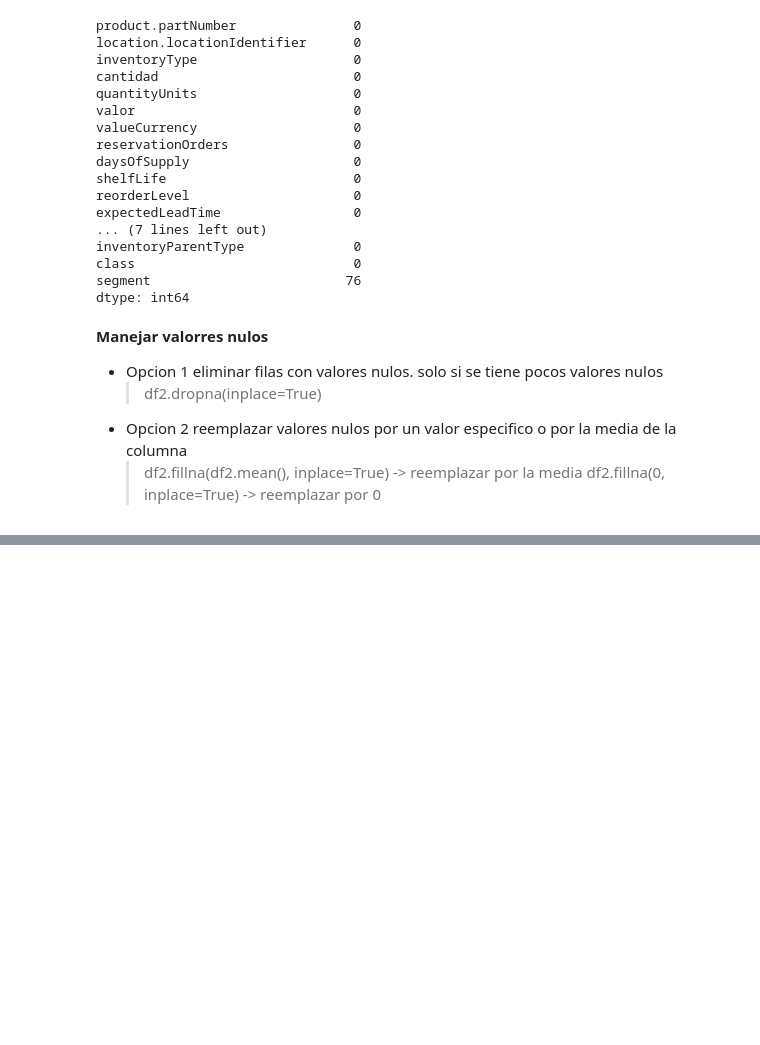
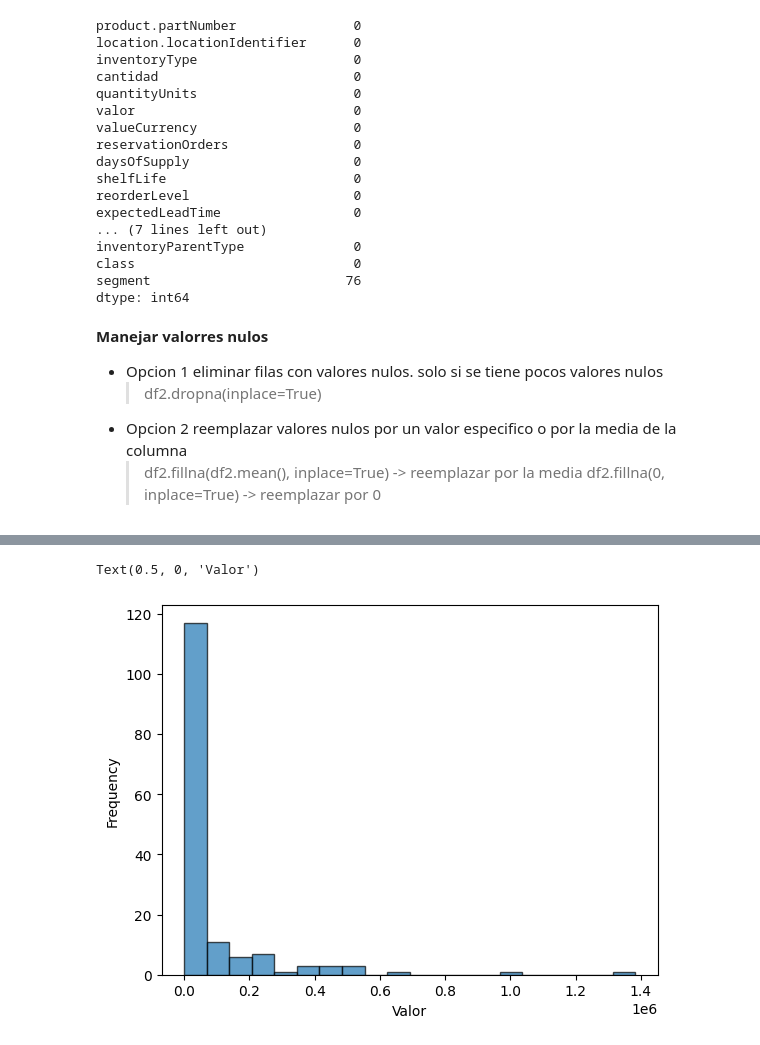
Before and after one commit to JhandryChimbo/data_mining, a Jupyter notebook: 02_clase.ipynb, the cells around one changed output, grey strips where cells are left out. Cells and saved outputs as stored; diff of their text form; code cells hidden in the pictures; blank space fills up the shorter version.

```diff
--- a/02_clase.ipynb
+++ b/02_clase.ipynb
@@ -300,0 +433,8 @@ dtype: int64
+# %%
+for col in df2.select_dtypes(include='number').columns:
+    df2[col]=df2[col].round(2)
+df2['valor'].plot(kind='hist', bins=20, edgecolor='black', alpha=0.7)
+plt.xlabel('Valor')
+# %% [output]
+Text(0.5, 0, 'Valor')
+[figure, added]
```
Also changed, not shown: parts of 15 cells of this notebook.
